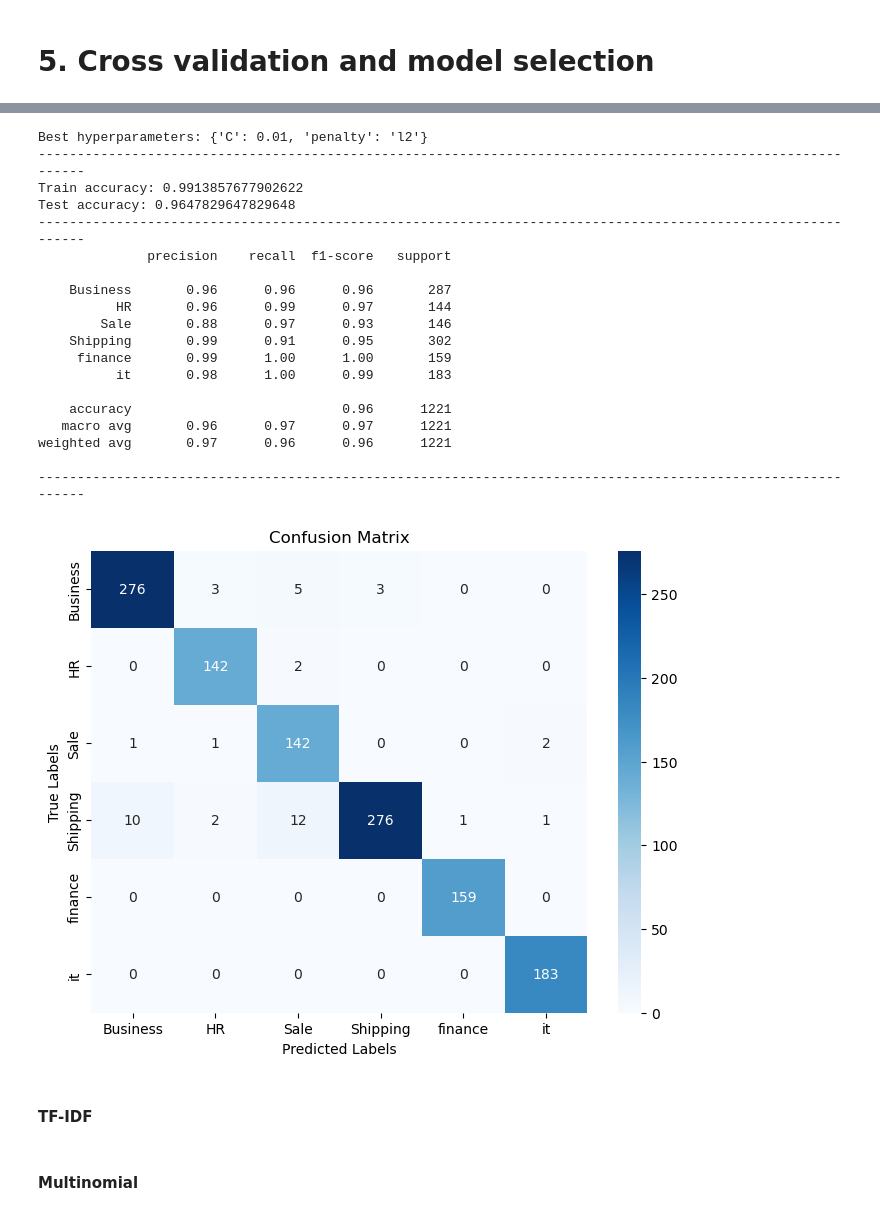
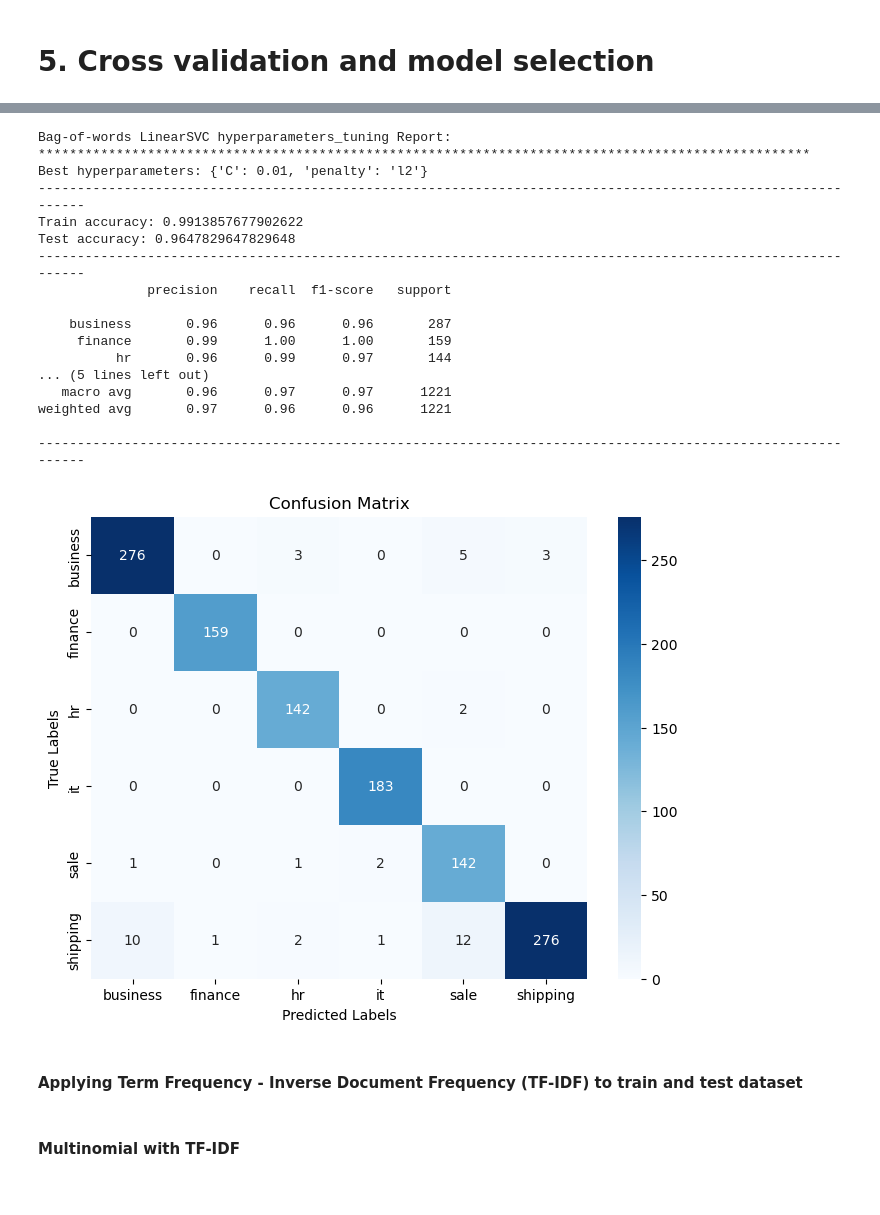
Before and after one commit to lammau123/ML-Email-Classification, a Jupyter notebook: data_collection_refactor.ipynb, the cells around one changed output, grey strips where cells are left out. Cells and saved outputs as stored; diff of their text form; code cells hidden in the pictures.

```diff
--- a/data_collection_refactor.ipynb
+++ b/data_collection_refactor.ipynb
@@ -471,7 +477,10 @@ data_df
 # %%
 # shuffling data helps to improve the performance, fairness, and robustness
 # ensuring randomness and reducing biases in the dataset.
-data_df = data_df.sample(frac=1, random_state=42)
+selected_df = selected_df.sample(frac=1, random_state=42)
+# %%
+# selected the features for building the model
+data_df = selected_df.drop(['Subject', 'Body', 'Targets'], axis=1)
 # %%
 data_df
 # %% [output]
@@ -562,5 +577,5 @@ time (sec):  0.14817070960998535
 # Initialize MultinomialNB classifier
 model = MultinomialNB()
 # perform learning curve and visualization
-perform_learning_curve_and_visualization(model, X_res, y_res, cv=5)
+perform_learning_curve_and_visualization(model, X_res, y_res, cv=5, title='Bag-of-Words MultinomialNB Learning Curve Chart')
 # %% [output]
@@ -575,5 +590,8 @@ param_grid = {
     'fit_prior': [True, False]
 }
 
-best_param = hyperparameters_tuning(model, X_res, y_res, X_test_bow, test_data['Target_Encode'], param_grid, cv=5)
+print('Bag-of-words MultinomialNB hyperparameters_tuning Report:')
+print('***************************************************************************************************')
+train_accuracy, test_accuracy, best_param = hyperparameters_tuning(model, X_res, y_res, X_test_bow, test_data['Target_Encode'], param_grid, cv=5)
+metrics.append([train_accuracy, test_accuracy])
 # %% [output]
@@ -618,35 +641,36 @@ perform_learning_curve_and_visualization(model, X_train_bow, train_data['Target_
 # %%
 # Initialize MLPClassifier classifier
 svc = LinearSVC(dual='auto')
 
 # Define hyperparameters grid to search
 param_grid = {
     'C': [0.001, 0.01, 0.1, 1, 10, 100],
     'penalty': ['l1', 'l2'],
 }
 
-best_param = hyperparameters_tuning(svc, X_res, y_res, X_test_bow, test_data['Target_Encode'], param_grid, cv=5)
+print('Bag-of-words LinearSVC hyperparameters_tuning Report:')
+print('***************************************************************************************************')
+train_accuracy, test_accuracy, best_param = hyperparameters_tuning(svc, X_res, y_res, X_test_bow, test_data['Target_Encode'], param_grid, cv=5)
+metrics.append([train_accuracy, test_accuracy])
 # %% [output]
+Bag-of-words LinearSVC hyperparameters_tuning Report:
+***************************************************************************************************
 Best hyperparameters: {'C': 0.01, 'penalty': 'l2'}
 -------------------------------------------------------------------------------------------------------------
 Train accuracy: 0.9913857677902622
 Test accuracy: 0.9647829647829648
 -------------------------------------------------------------------------------------------------------------
               precision    recall  f1-score   support
 
-    Business       0.96      0.96      0.96       287
-          HR       0.96      0.99      0.97       144
-        Sale       0.88      0.97      0.93       146
-    Shipping       0.99      0.91      0.95       302
+    business       0.96      0.96      0.96       287
      finance       0.99      1.00      1.00       159
-          it       0.98      1.00      0.99       183
-
-    accuracy                           0.96      1221
+          hr       0.96      0.99      0.97       144
+... (5 lines left out)
    macro avg       0.96      0.97      0.97      1221
 weighted avg       0.97      0.96      0.96      1221
 
 -------------------------------------------------------------------------------------------------------------
-[figure, old version]
+[figure, new version]
 # %% [markdown]
-#### TF-IDF
+#### Applying Term Frequency - Inverse Document Frequency (TF-IDF) to train and test dataset
 # %%
@@ -661,5 +685,5 @@ X_test_tfidf = bow_transform.transform(test_data['Subject_Body'])
 sm = SMOTE(random_state=42)
 X_res, y_res = sm.fit_resample(X_train_tfidf, train_data['Target_Encode'])
 # %% [markdown]
-#### Multinomial
+#### Multinomial with TF-IDF
 # %%
```
Also changed, not shown: parts of 34 cells of this notebook, 1 other file.
